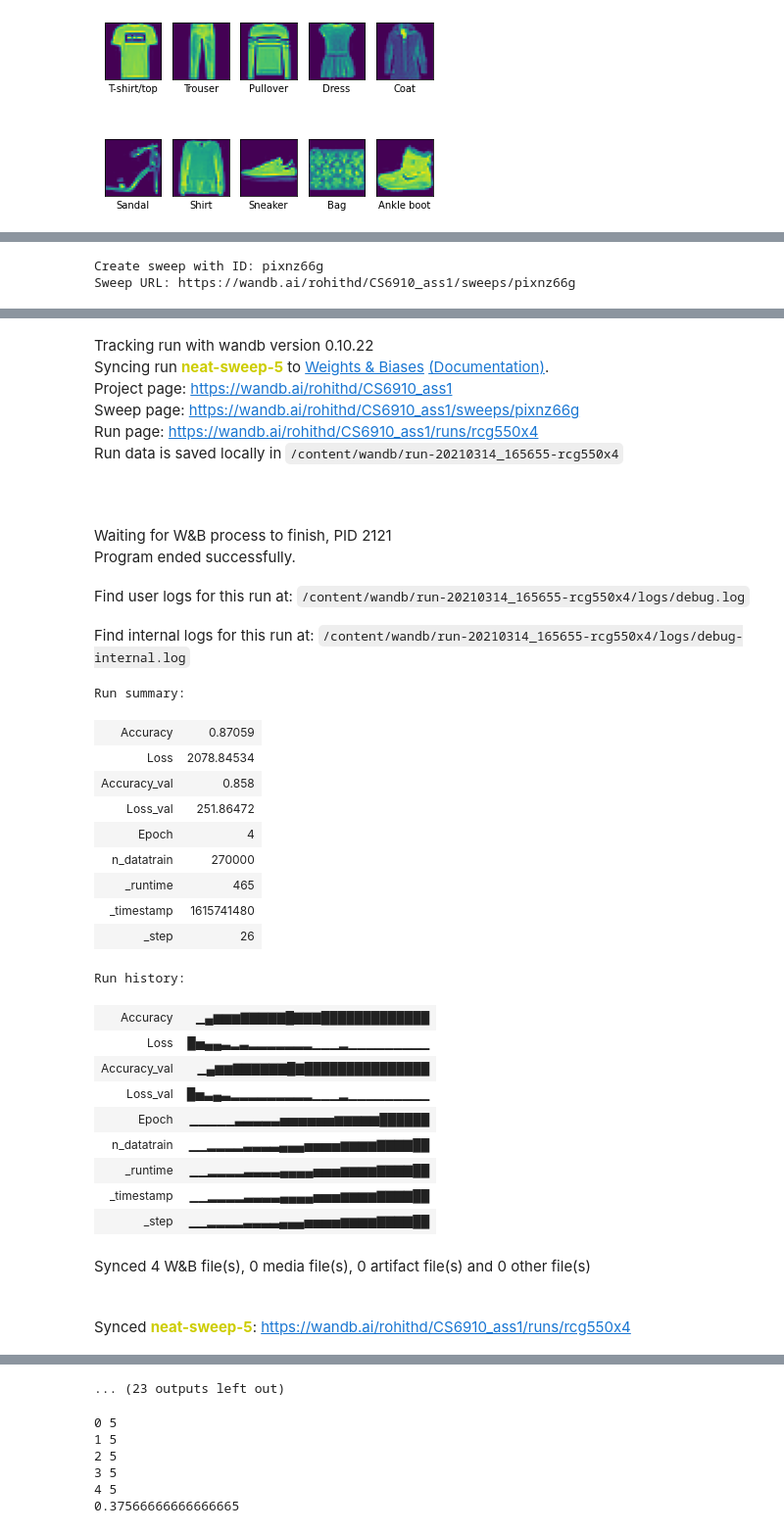
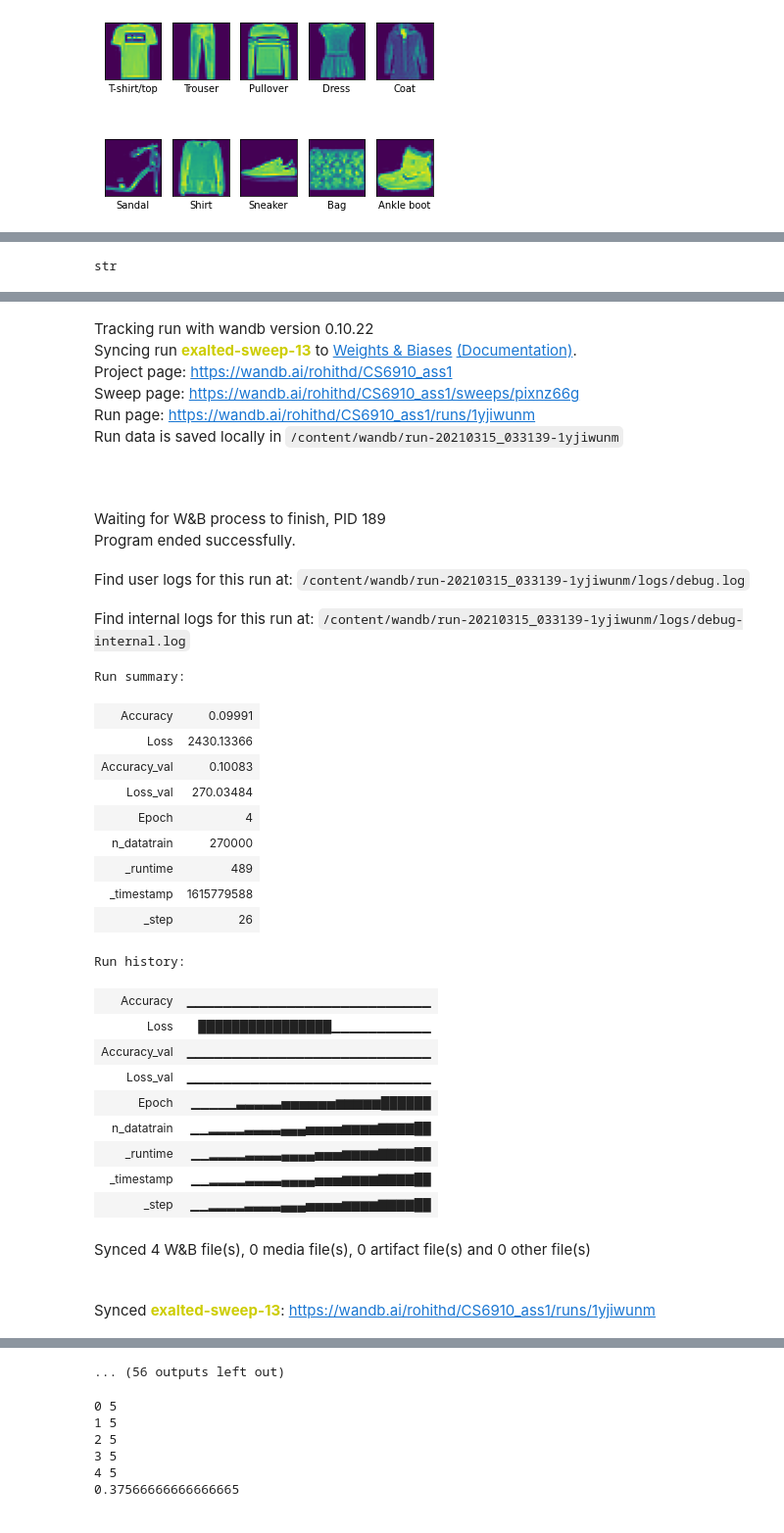
Before and after one commit to srinivasrdhkrshnn/CS6910_Assignment_1, a Jupyter notebook: Assignment_1.ipynb, the cells around one changed output, grey strips where cells are left out. Shown at 98% size. Saved outputs shown, nothing was run; the diff lists cells and outputs as text; code cells hidden in the pictures.

```diff
--- a/Assignment_1.ipynb
+++ b/Assignment_1.ipynb
@@ -29,3 +29,5 @@ import wandb
 # load dataset
 (x_train, y_train), (x_test, y_test) = fashion_mnist.load_data()
 class_type = ['T-shirt/top', 'Trouser', 'Pullover', 'Dress', 'Coat','Sandal', 'Shirt', 'Sneaker', 'Bag', 'Ankle boot']
+
+proj_name='CS6910_ass1'
@@ -32,18 +43,14 @@ class_type = ['T-shirt/top', 'Trouser', 'Pullover', 'Dress', 'Coat','Sandal', 'S
 # %%
 
 print("Sample Images for each Class :")
-
+class_list=list(10)
+wandb.init(project=proj_name)
 for i in range(10):
   plt.subplot(2,5,i+1)
   for j in range(len(y_train)):
     if y_train[j] == i :
-      plt.xticks([])
-      plt.yticks([])
-      plt.grid(False)
-      plt.imshow(x_train[j])
-      plt.xlabel(class_type[y_train[j]])
-      break
-plt.show()
+        wandb.log({"img": [wandb.Image(x_train[j], caption=class_type[y_train[j]])]})
+        break
 # %% [output]
 Sample Images for each Class :
 [figure]
@@ -472,23 +484,23 @@ def nadam_GD(X_train,Y_train,activation,n_epoch,sizes,lr,reg,w_init,loss_type,mi
 
   return parameters
 # %%
-def do_GD(X_train,Y_train,optimizer,activation,hl_size,input_size,output_size,n_epoch,lr,reg,w_init,loss_type,minibatch_size=1):
+def do_GD(X_train,Y_train,optimizer,activation,hl_size,input_size,output_size,n_epoch,lr,reg,w_init,loss_type,minibatch_size=1,log=False):
   sizes = hl_size.copy()
   sizes.insert(0,input_size)
   sizes.append(output_size)
 
   if optimizer=="sgd":
-    return(stochastic_GD(X_train,Y_train,activation,n_epoch,sizes,lr,reg,w_init,loss_type,minibatch_size=1))
+    return(stochastic_GD(X_train,Y_train,activation,n_epoch,sizes,lr,reg,w_init,loss_type,minibatch_size=1,log))
   elif optimizer=="momentum":
-    return(momentum_GD(X_train,Y_train,activation,n_epoch,sizes,lr,reg,w_init,loss_type,minibatch_size=1))
+    return(momentum_GD(X_train,Y_train,activation,n_epoch,sizes,lr,reg,w_init,loss_type,minibatch_size=1,log))
   elif optimizer=="nesterov":
-    return(nesterov_accelerated_GD(X_train,Y_train,activation,n_epoch,sizes,lr,reg,w_init,loss_type,minibatch_size=1))
+    return(nesterov_accelerated_GD(X_train,Y_train,activation,n_epoch,sizes,lr,reg,w_init,loss_type,minibatch_size=1,log))
   elif optimizer=="rmsprop":
-    return(rmsprop_GD(X_train,Y_train,activation,n_epoch,sizes,lr,reg,w_init,loss_type,minibatch_size=1))
+    return(rmsprop_GD(X_train,Y_train,activation,n_epoch,sizes,lr,reg,w_init,loss_type,minibatch_size=1,log))
   elif optimizer=="adam":
-    return(adam_GD(X_train,Y_train,activation,n_epoch,sizes,lr,reg,w_init,loss_type,minibatch_size=1))
+    return(adam_GD(X_train,Y_train,activation,n_epoch,sizes,lr,reg,w_init,loss_type,minibatch_size=1,log))
   elif optimizer=="nadam":
-    return(nadam_GD(X_train,Y_train,activation,n_epoch,sizes,lr,reg,w_init,loss_type,minibatch_size=1))
+    return(nadam_GD(X_train,Y_train,activation,n_epoch,sizes,lr,reg,w_init,loss_type,minibatch_size=1,log))
 # %%
 def loss(y,y_hat,loss_type):                                # function to compute the loss/error (both squared error and cross entropy)
   l = 0
@@ -534,7 +546,7 @@ def train():
   output_size=10
   input_size = 784
   config.hl=[config.hl_size for i in range(config.n_hiddenlayer)]
-  parameters=do_GD(X_train,Y_train,config.optimizer,config.activation,config.hl,input_size,output_size,config.n_epoch,config.lr,config.reg,config.initialization,config.loss_type,config.batch_size)
+  parameters=do_GD(X_train,Y_train,config.optimizer,config.activation,config.hl,input_size,output_size,config.n_epoch,config.lr,config.reg,config.initialization,config.loss_type,config.batch_size,True)
 
 
   #acc,lossTot=calcAccLoss(parameters,X_test,Y_test,sizes,loss_type)
@@ -587,10 +599,11 @@ parameters_dict={
 
 sweep_config['parameters']=parameters_dict
 # %%
-sweep_id=wandb.sweep(sweep_config,project='CS6910_ass1')
+#sweep_id=wandb.sweep(sweep_config,project=proj_name)
+sweep_id='pixnz66g'
+type(sweep_id)
 # %% [output]
-Create sweep with ID: pixnz66g
-Sweep URL: https://wandb.ai/rohithd/CS6910_ass1/sweeps/pixnz66g
+str
 # %%
-wandb.agent(sweep_id,train)
+wandb.agent("pixnz66g",train,project=proj_name)
 # %% [output]
@@ -608,32 +624,32 @@ wandb:  reg: 0.0005
 Tracking run with wandb version 0.10.22
-Syncing run neat-sweep-5 to Weights & Biases (Documentation).
+Syncing run exalted-sweep-13 to Weights & Biases (Documentation).
 Project page: https://wandb.ai/rohithd/CS6910_ass1
 Sweep page: https://wandb.ai/rohithd/CS6910_ass1/sweeps/pixnz66g
-Run page: https://wandb.ai/rohithd/CS6910_ass1/runs/rcg550x4
-Run data is saved locally in /content/wandb/run-20210314_165655-rcg550x4
+Run page: https://wandb.ai/rohithd/CS6910_ass1/runs/1yjiwunm
+Run data is saved locally in /content/wandb/run-20210315_033139-1yjiwunm
-Waiting for W&B process to finish, PID 2121
+Waiting for W&B process to finish, PID 189
 Program ended successfully.
-Find user logs for this run at: /content/wandb/run-20210314_165655-rcg550x4/logs/debug.log
+Find user logs for this run at: /content/wandb/run-20210315_033139-1yjiwunm/logs/debug.log
-Find internal logs for this run at: /content/wandb/run-20210314_165655-rcg550x4/logs/debug-internal.log
+Find internal logs for this run at: /content/wandb/run-20210315_033139-1yjiwunm/logs/debug-internal.log
 Run summary:
-| Accuracy | 0.87059 |
-| Loss | 2078.84534 |
-| Accuracy_val | 0.858 |
-| Loss_val | 251.86472 |
+| Accuracy | 0.09991 |
+| Loss | 2430.13366 |
+| Accuracy_val | 0.10083 |
+| Loss_val | 270.03484 |
 | Epoch | 4 |
 | n_datatrain | 270000 |
-| _runtime | 465 |
-| _timestamp | 1615741480 |
+| _runtime | 489 |
+| _timestamp | 1615779588 |
 | _step | 26 |
 Run history:
-| Accuracy | ▁▄▆▆▆▇▇▇▇▇█▇▇▇█████████████ |
-| Loss | █▅▄▄▃▂▃▂▂▂▂▂▂▂▁▁▁▂▁▁▁▁▁▁▁▁▁ |
-| Accuracy_val | ▁▄▆▆▇▇▇▇▇▇█▇███████████████ |
-| Loss_val | █▅▃▄▃▂▂▂▂▂▂▂▂▂▁▁▁▂▁▁▁▁▁▁▁▁▁ |
+| Accuracy | ▁▁▁▁▁▁▁▁▁▁▁▁▁▁▁▁▁▁▁▁▁▁▁▁▁▁▁ |
+| Loss | ████████████████▁▁▁▁▁▁▁▁▁▁▁ |
+| Accuracy_val | ▁▁▁▁▁▁▁▁▁▁▁▁▁▁▁▁▁▁▁▁▁▁▁▁▁▁▁ |
+| Loss_val | ▁▁▁▁▁▁▁▁▁▁▁▁▁▁▁▁▁▁▁▁▁▁▁▁▁▁▁ |
 | Epoch | ▁▁▁▁▁▃▃▃▃▃▅▅▅▅▅▅▆▆▆▆▆██████ |
 | n_datatrain | ▁▁▂▂▂▂▃▃▃▃▄▄▄▅▅▅▅▆▆▆▆▇▇▇▇██ |
 | _runtime | ▁▁▂▂▂▂▃▃▃▃▄▄▄▄▅▅▅▆▆▆▆▇▇▇▇██ |
 | _timestamp | ▁▁▂▂▂▂▃▃▃▃▄▄▄▄▅▅▅▆▆▆▆▇▇▇▇██ |
 | _step | ▁▁▂▂▂▂▃▃▃▃▄▄▄▅▅▅▅▆▆▆▆▇▇▇▇██ |
 Synced 4 W&B file(s), 0 media file(s), 0 artifact file(s) and 0 other file(s)
-Synced neat-sweep-5: https://wandb.ai/rohithd/CS6910_ass1/runs/rcg550x4
+Synced exalted-sweep-13: https://wandb.ai/rohithd/CS6910_ass1/runs/1yjiwunm
@@ -651 +667 @@ wandb:  reg: 0.0005
-... (23 outputs left out)
+... (56 outputs left out)
```
Also changed, not shown: parts of 7 cells of this notebook.
